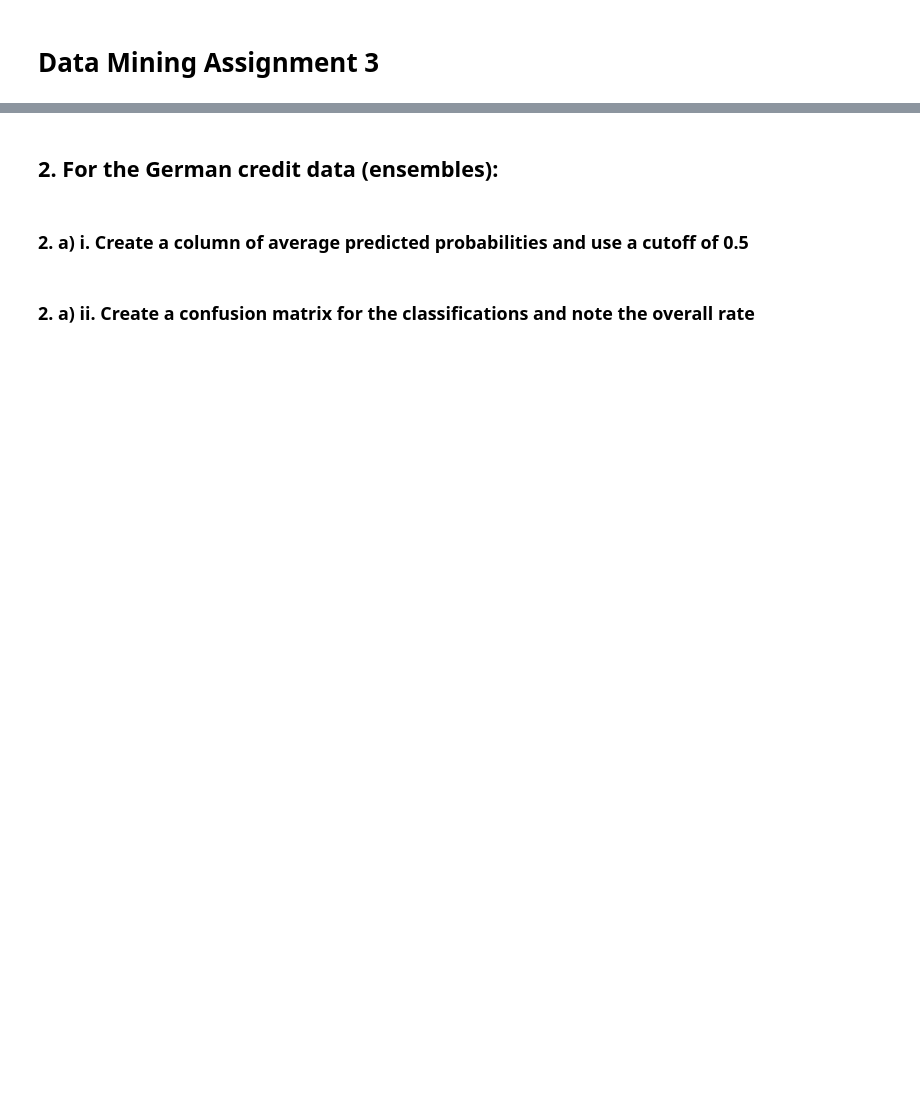
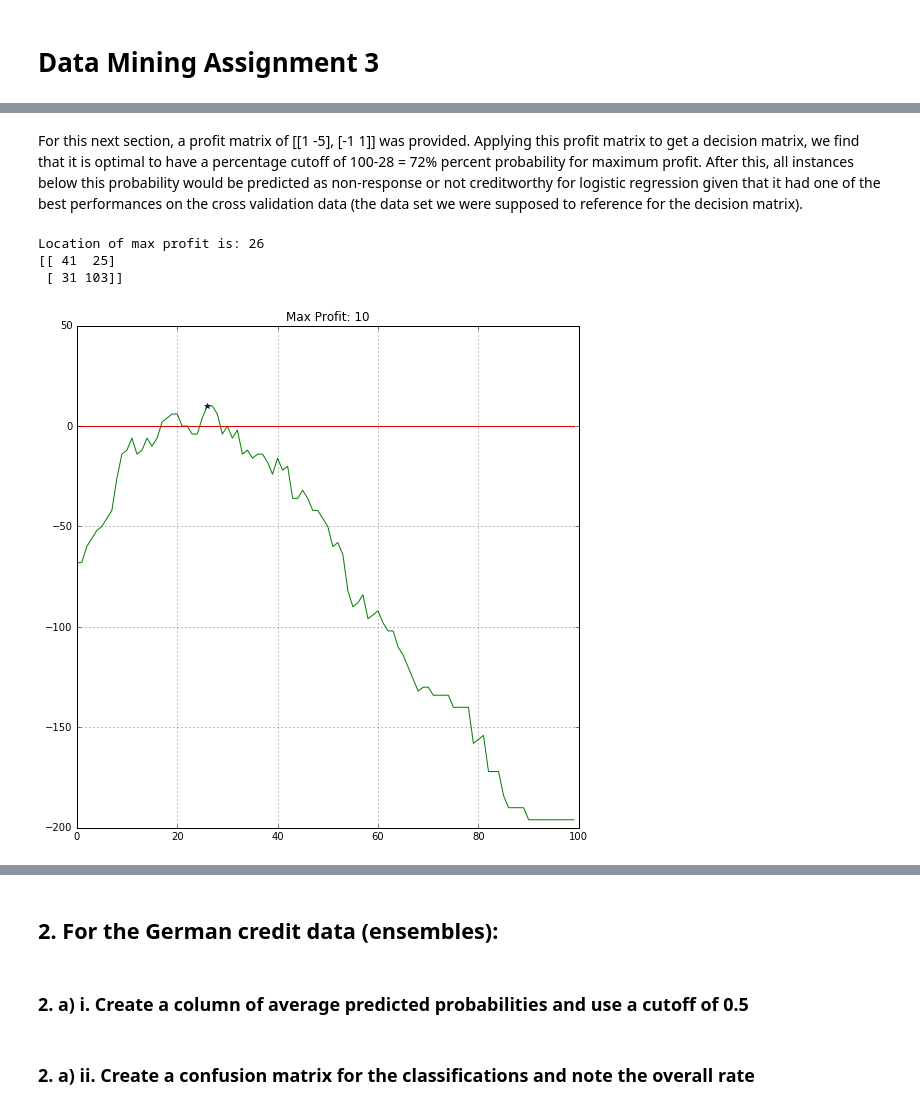
Before and after one commit to JonathanJohann/iResearch, a Jupyter notebook: Data_Science/15.0621 Data Mining Assignment 3.ipynb, the cells around one changed output, grey strips where cells are left out. Drawn from its saved outputs; the diff is of its cells as text; code cells hidden in the pictures; blank space fills up the shorter version.

```diff
--- a/Data_Science/15.0621 Data Mining Assignment 3.ipynb
+++ b/Data_Science/15.0621 Data Mining Assignment 3.ipynb
@@ -111,0 +247,26 @@ Cross Validation accuracy:  0.775
+# %% [markdown]
+For this next section, a profit matrix of [[1 -5], [-1 1]] was provided. Applying this profit matrix to get a decision matrix, we find that it is optimal to have a percentage cutoff of 100-28 = 72% percent probability for maximum profit. After this, all instances below this probability would be predicted as non-response or not creditworthy for logistic regression given that it had one of the best performances on the cross validation data (the data set we were supposed to reference for the decision matrix).
+# %%
+import numpy as np
+profits = []
+for j in range(100):
+    lr_pred = []
+    for i in range(len(lda.predict_proba(cv[variables_selected]))):
+        lr_pred.append(int(lda.predict_proba(cv[variables_selected])[i][0]<float(j/100.0)))
+
+    profits.append(sum(sum(metrics.confusion_matrix(cv[predicted],lr_pred)*np.array([[1,-5],[-1,1]]))))
+plt.figure(figsize=(9,9))
+plt.plot(range(100),profits,'g',range(100),np.zeros(100),'r-')
+plt.plot(profits.index(max(profits)),max(profits),'b*')
+plt.title('Max Profit: %s' % max(profits))
+plt.grid(True)
+print "Location of max profit is: %s" % profits.index(max(profits))
+lr_pred = []
+for i in range(len(lda.predict_proba(cv[variables_selected]))):
+    lr_pred.append(int(lda.predict_proba(cv[variables_selected])[i][0]<float(34/100.0)))
+print metrics.confusion_matrix(cv[predicted],lr_pred)
+# %% [output]
+Location of max profit is: 26
+[[ 41  25]
+ [ 31 103]]
+[figure, added]
```
Also changed, not shown: parts of 51 cells of this notebook.
